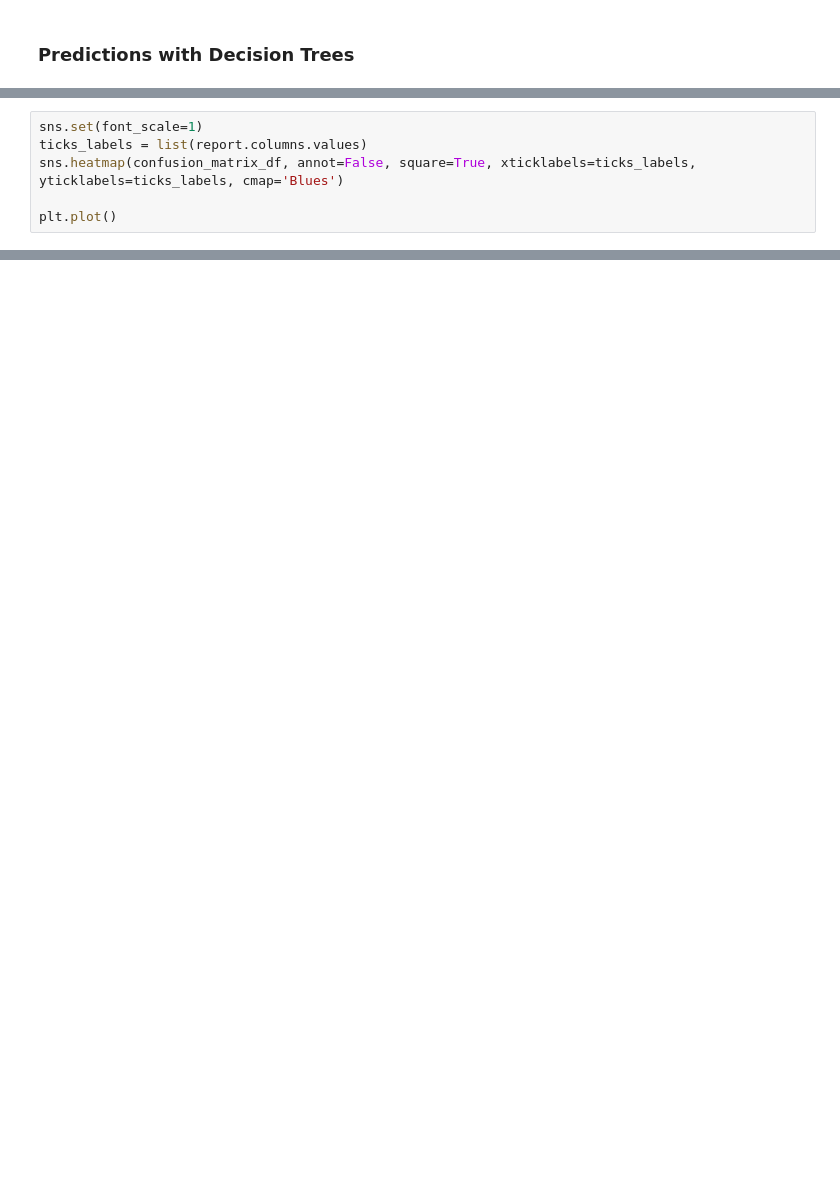
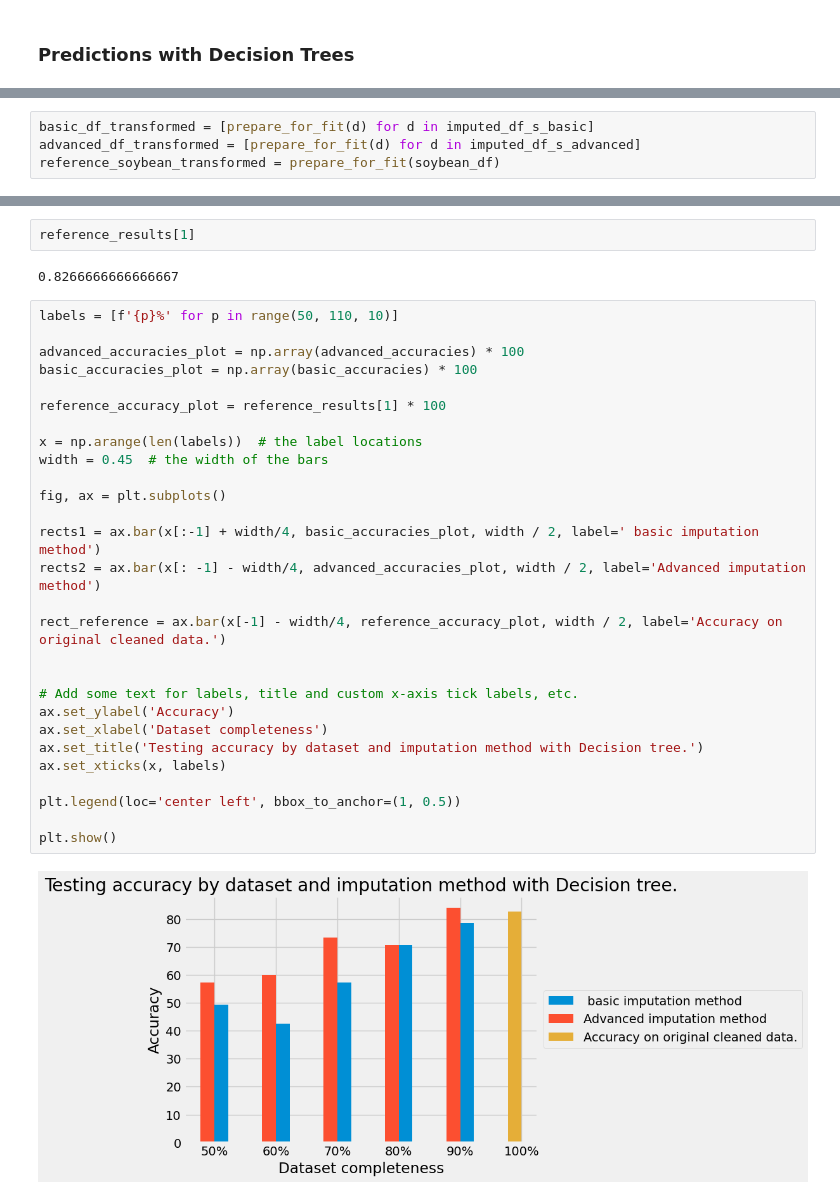
Before and after one commit to VladMarianCimpeanu/DIQ-assignment, a Jupyter notebook: code/soybean_notebook.ipynb, the cells around one changed output, grey strips where cells are left out. Saved outputs shown, nothing was run; the diff lists cells and outputs as text; blank space fills up the shorter version.

Commit message:
added test accuracy comparsinon between different datasets using Decision tree learning algorithm.

```diff
--- a/code/soybean_notebook.ipynb
+++ b/code/soybean_notebook.ipynb
@@ -459,6 +430,0 @@ report
-# %%
-sns.set(font_scale=1)
-ticks_labels = list(report.columns.values)
-sns.heatmap(confusion_matrix_df, annot=False, square=True, xticklabels=ticks_labels, yticklabels=ticks_labels, cmap='Blues')
-
-plt.plot()
@@ -467,0 +433,4 @@ plt.plot()
+# %%
+basic_df_transformed = [prepare_for_fit(d) for d in imputed_df_s_basic]
+advanced_df_transformed = [prepare_for_fit(d) for d in imputed_df_s_advanced]
+reference_soybean_transformed = prepare_for_fit(soybean_df)
@@ -467,0 +480,34 @@ plt.plot()
+# %%
+reference_results[1]
+# %% [output]
+0.8266666666666667
+# %%
+labels = [f'{p}%' for p in range(50, 110, 10)]
+
+advanced_accuracies_plot = np.array(advanced_accuracies) * 100
+basic_accuracies_plot = np.array(basic_accuracies) * 100
+
+reference_accuracy_plot = reference_results[1] * 100
+
+x = np.arange(len(labels))  # the label locations
+width = 0.45  # the width of the bars
+
+fig, ax = plt.subplots()
+
+rects1 = ax.bar(x[:-1] + width/4, basic_accuracies_plot, width / 2, label=' basic imputation method')
+rects2 = ax.bar(x[: -1] - width/4, advanced_accuracies_plot, width / 2, label='Advanced imputation method')
+
+rect_reference = ax.bar(x[-1] - width/4, reference_accuracy_plot, width / 2, label='Accuracy on original cleaned data.')
+
+
+# Add some text for labels, title and custom x-axis tick labels, etc.
+ax.set_ylabel('Accuracy')
+ax.set_xlabel('Dataset completeness')
+ax.set_title('Testing accuracy by dataset and imputation method with Decision tree.')
+ax.set_xticks(x, labels)
+
+plt.legend(loc='center left', bbox_to_anchor=(1, 0.5))
+
+plt.show()
+# %% [output]
+[figure, added]
```
Also changed, not shown: parts of 21 cells of this notebook.
